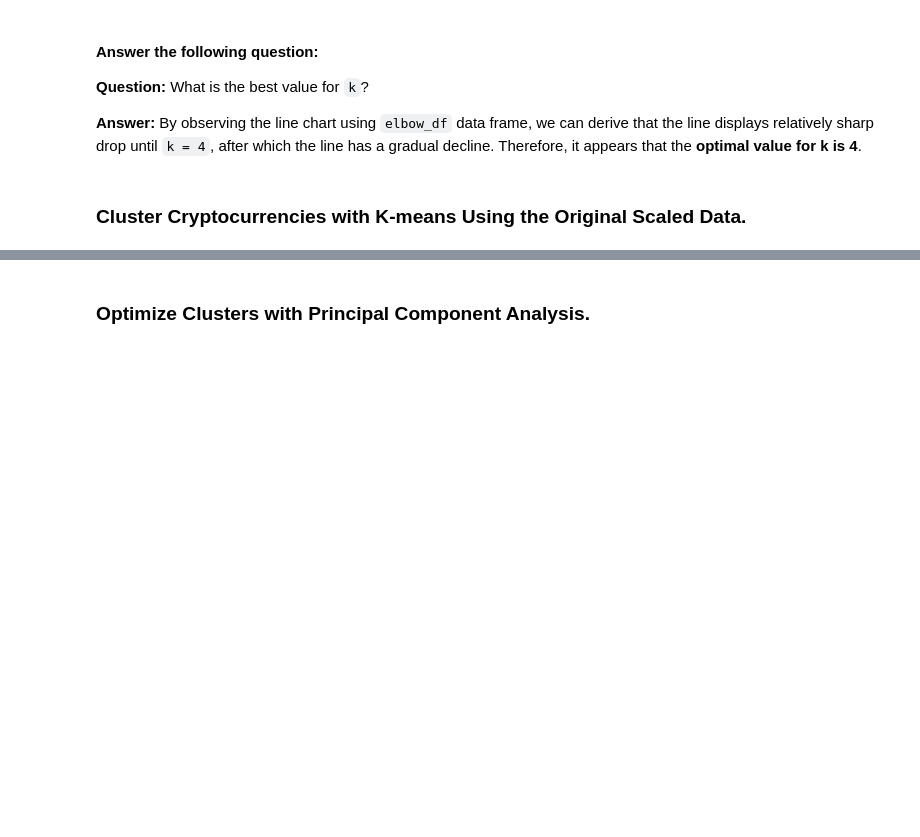
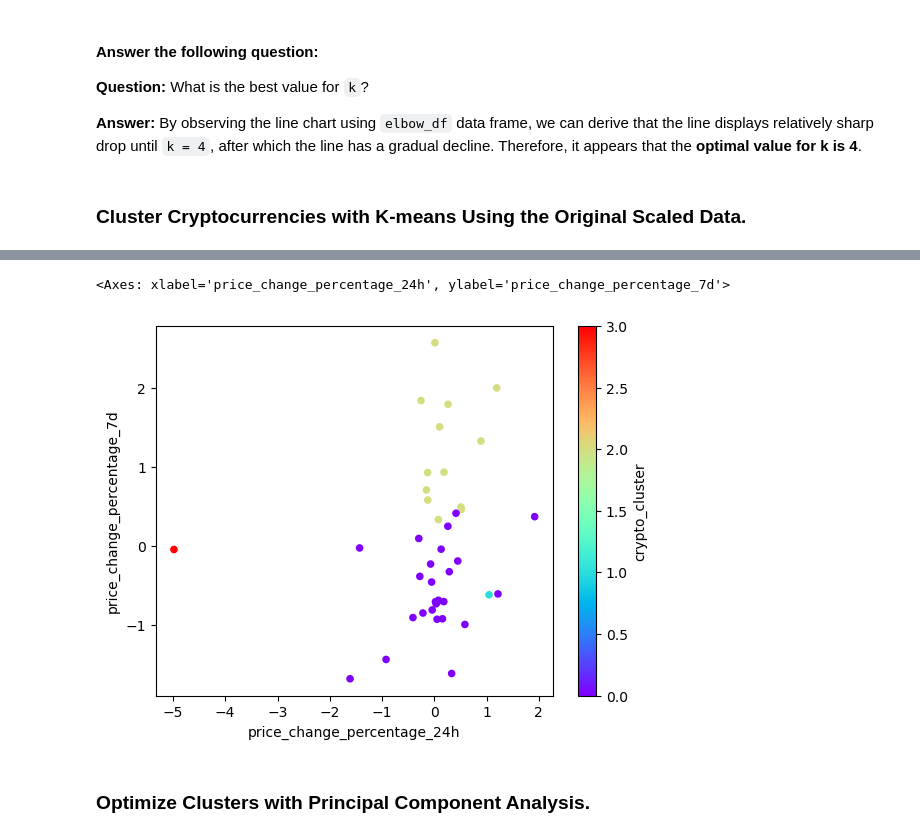
Before and after one commit to 36kp/CryptoClustering, a Jupyter notebook: Crypto_Clustering.ipynb, the cells around one changed output, grey strips where cells are left out. Saved outputs shown, nothing was run; the diff lists cells and outputs as text; code cells hidden in the pictures; blank space fills up the shorter version.

Commit message:
added visualization using 4 clusters.

```diff
--- a/Crypto_Clustering.ipynb
+++ b/Crypto_Clustering.ipynb
@@ -151,2 +152,3 @@ elbow_df.plot.line(
 # %%
 # Fit the K-Means model using the scaled data
+model.fit(normalized_market_data_df)
@@ -153,5 +157,6 @@ elbow_df.plot.line(
 # %%
 # Predict the clusters to group the cryptocurrencies using the scaled data
-
+market_data_clusters = model.predict(normalized_market_data_df)
 
 # View the resulting array of cluster values.
+market_data_clusters
@@ -158,9 +167,11 @@ elbow_df.plot.line(
 # %%
 # Create a copy of the DataFrame
+market_data_clustered_df = normalized_market_data_df.copy()
 # %%
 # Add a new column to the DataFrame with the predicted clusters
-
+market_data_clustered_df['crypto_cluster'] = market_data_clusters
 
 # Display sample data
+market_data_clustered_df.head()
 # %% [output]
 |  | price_change_percentage_24h | price_change_percentage_7d | price_change_percentage_14d | price_change_percentage_30d | ... |
@@ -173,7 +184,16 @@ elbow_df.plot.line(
 # %%
 # Create a scatter plot using Pandas plot by setting
 # `x="price_change_percentage_24h"` and `y="price_change_percentage_7d"`.
 # Use "rainbow" for the color to better visualize the data.
+market_data_clustered_df.plot.scatter(
+    x = 'price_change_percentage_24h',
+    y = 'price_change_percentage_7d',
+    c = 'crypto_cluster',
+    colormap = 'rainbow'
+)
+# %% [output]
+<Axes: xlabel='price_change_percentage_24h', ylabel='price_change_percentage_7d'>
+[figure, added]
 # %% [markdown]
 ### Optimize Clusters with Principal Component Analysis.
 # %%
```
Also changed, not shown: parts of 5 cells of this notebook.
